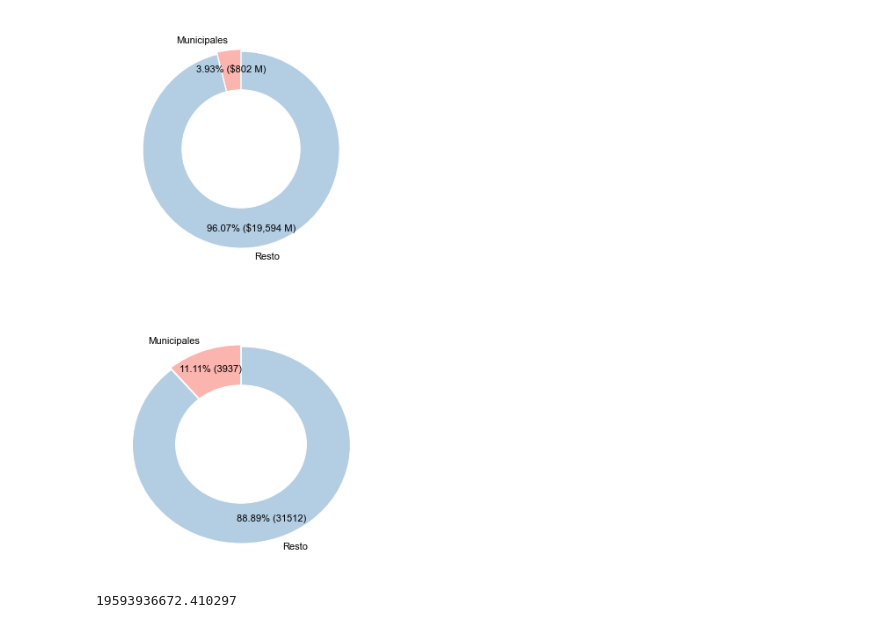
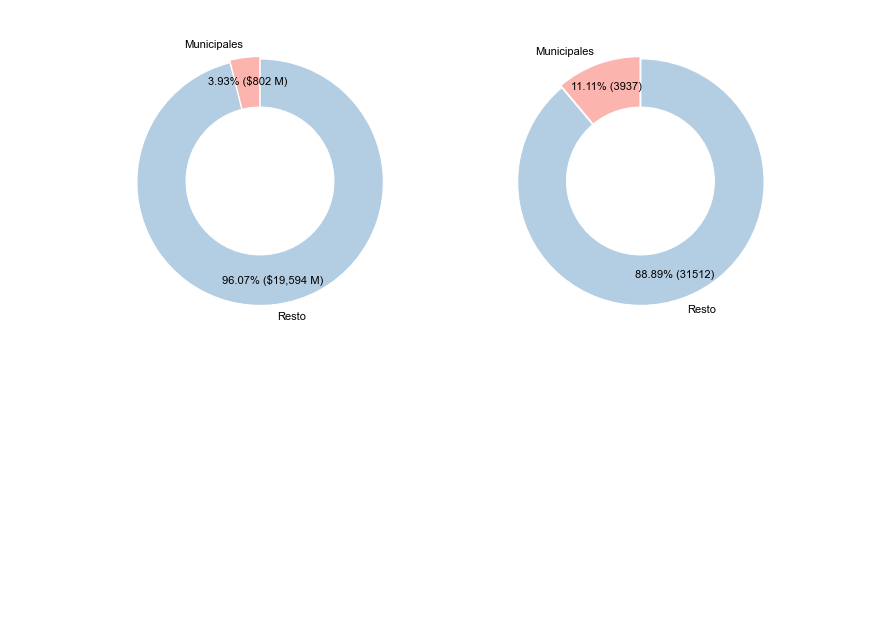
Before and after one commit to chrisgalvez/ReportesLiquidaciones, a Jupyter notebook: estadisticas-liquidaciones.ipynb, the cells around one changed output. Cells and saved outputs as stored; diff of their text form; code cells hidden in the pictures; blank space fills up the shorter version.

```diff
--- a/estadisticas-liquidaciones.ipynb
+++ b/estadisticas-liquidaciones.ipynb
@@ -68,9 +73,9 @@ brutos_refuerzo = beneficios_refuerzo.merge(creditos_refuerzo, on=['PLLA', 'ORDE
 
 brutos_refuerzo["BRUTO"] = brutos_refuerzo["BENEFICIO"] + brutos_refuerzo["CREDITOS"]
 
-brutos["TIPOREPARTICION"] = brutos["TIPOREPARTICION"].replace({"NO": "Descentralizados",
-    "SP": "Salud Pública", "AC": "Adm. Central", "MOVILIDADES": "Mov. Varias Reparticiones",
-    "Legisladores": "Legislativo", "DOC": "Docentes", "JUPOLICIA": "Policia", "MG": "Adm. Central"})
+brutos["TIPOREPARTICION"] = brutos["TIPOREPARTICION"].replace({"NO": "Org.\nDescentr.",
+    "SP": "Salud Pública", "AC": "Adm. Central", "MOVILIDADES": "Movil. Varias",
+    "Legisladores": "Legislativo", "DOC": "Docente", "JUPOLICIA": "Policia", "MG": "Adm. Central"})
 # %%
 def make_autopct(values):
     def my_autopct(pct):
@@ -139,7 +120,7 @@ from matplotlib import cm
 cmap = plt.get_cmap("Pastel1")
 colores = [cmap(i) for i in range(3)]
 
-fig, axs = plt.subplots(2, 1, figsize=(4, 8))
+fig, axs = plt.subplots(1, 2, figsize=(8,4))
 
 brutos["SEXO"] = brutos.apply(lambda x: "Masculino" if x["SEXO"] == "M" else "Femenino" if x["SEXO"] == "F" else x["SEXO"], axis=1)
 brutos.groupby("SEXO")["SEXO"].count().plot.pie(ax=axs[0], y="BRUTO", autopct="%1.1f%%", label='',
@@ -150,11 +131,12 @@ centre_circle = plt.Circle((0,0),0.70,fc='white')
 axs[0].add_artist(centre_circle)
 axs[0].text(0, 0, 'Beneficios', horizontalalignment='center', verticalalignment='center', fontsize=12, fontweight='bold')
 
+brutos["TIPO"] = brutos.apply(lambda x: "Retiros" if x["REPARTICION"] \
+                            in ("Retiro Policial", "Retiro Carcelario")\
+                            else "Pensiones" if x["TIPO"]=='pen' else \
+                                'Jubilaciones', axis=1)
 
-
-
-brutos["JPR"] = brutos.apply(lambda x: "Retiros" if x["REPARTICION"] in ("Retiro Policial", "Retiro Carcelario") else "Pensiones" if x["TIPO"]=='pen' else 'Jubilaciones', axis=1)
-brutos.groupby("JPR").count().plot.pie(ax=axs[1], y="BRUTO", autopct=make_autopct(brutos["JPR"].value_counts())
+brutos.groupby("TIPO").count().plot.pie(ax=axs[1], y="BRUTO", autopct=make_autopct(brutos["TIPO"].value_counts())
     ,colors=colores, label='', pctdistance=0.85)
 plt.legend().remove()
 #axs[1].set_title('Beneficios por Tipo',  fontdict={'family': 'Arial', 'size': 14, 'weight': 'bold', 'style': 'normal'})
@@ -165,7 +147,6 @@ axs[1].text(0, 0, 'Beneficios', horizontalalignment='center', verticalalignment=
 
 plt.tight_layout()
 
-
 temp_pie_beneficios_sexo_tipo = tempfile.NamedTemporaryFile(delete=False, suffix='.png')
 plt.savefig(temp_pie_beneficios_sexo_tipo.name)
 plt.show()
@@ -268,57 +275,53 @@ plt.close()
 # %%
-municipales_bruto = brutos.loc[brutos["TIPOREPARTICION"] == "Municipio"].sum()["BRUTO"]
+municipales_bruto = brutos.loc[brutos["TIPOREPARTICION"] == "Municipio"]\
+    .sum()["BRUTO"]
 
-resto_municipales_bruto = brutos[~(brutos["TIPOREPARTICION"]=="Municipio")]["BRUTO"].sum()
+resto_municipales_bruto = brutos[~(brutos["TIPOREPARTICION"]=="Municipio")]\
+    ["BRUTO"].sum()
 
-muni_bruto = pd.concat([pd.Series({"Municipales": municipales_bruto}), pd.Series({"Resto": resto_municipales_bruto})])
+muni_bruto = pd.concat([pd.Series({"Municipales": municipales_bruto}),
+                        pd.Series({"Resto": resto_municipales_bruto})])
 
 municipales_cantidad = len(brutos.loc[brutos["TIPOREPARTICION"] == "Municipio"])
-resto_municipales_cantidad = len(brutos.loc[brutos["TIPOREPARTICION"] != "Municipio"])
+resto_municipales_cantidad = len(brutos.loc[brutos["TIPOREPARTICION"] \
+    != "Municipio"])
 
-muni_cant = pd.concat([pd.Series({"Municipales": municipales_cantidad}), pd.Series({"Resto": resto_municipales_cantidad})])
+muni_cant = pd.concat([pd.Series({"Municipales": municipales_cantidad}), \
+    pd.Series({"Resto": resto_municipales_cantidad})])
 
-fig, ax = plt.subplots(2, 1, figsize=(4,8))
+fig, ax = plt.subplots(1, 2, figsize=(9,4))
 #plt.figtext(0.5, 0.9, 'Beneficiarios municipales', fontsize=14, ha='center')
 
+plt.subplot(1,2,1)
+plt.pie(x=muni_bruto, labels=muni_bruto.index,
+        autopct=lambda p:f'{p:.2f}% (${p*sum(muni_bruto)/100000000 :,.0f} M)',
+        shadow=False, startangle=90, explode=[0.01] * len(muni_cant),
+        pctdistance=0.80, colors=colores[0:2],
+        textprops={"fontsize": 8, "color": "black"})
 
-plt.subplot(2,1,1)
-plt.pie(x=muni_bruto, labels=muni_bruto.index, autopct=lambda p:f'{p:.2f}% (${p*sum(muni_bruto)/100000000 :,.0f} M)',
-        shadow=False, startangle=90, explode=[0.01] * len(muni_cant), pctdistance=0.80, colors=colores[0:2],
-        textprops={"fontsize": 8, "color": "black"})
 #plt.ylabel(ylabel="Haberes brutos")
 centre_circle = plt.Circle((0, 0), 0.60, fc='white')
 fig = plt.gcf()
 
 # Adding Circle in Pie chart
 fig.gca().add_artist(centre_circle)
 
-plt.subplot(2,1,2)
-plt.pie(x=muni_cant, labels=muni_cant.index, autopct=lambda p:f'{p:.2f}% ({p*sum(muni_cant)/100 :.0f})',
-        shadow=False, startangle=90, explode=[0.01] * len(muni_cant), pctdistance=0.80,
+plt.subplot(1,2,2)
+plt.pie(x=muni_cant, labels=muni_cant.index,
+        autopct=lambda p:f'{p:.2f}% ({p*sum(muni_cant)/100 :.0f})', shadow=False,
+        startangle=90,explode=[0.01] * len(muni_cant), pctdistance=0.80,
         textprops={"fontsize": 8, "color": "black"}, colors=colores[0:2])
 #plt.ylabel(ylabel="Beneficios")
 # draw circle
 centre_circle = plt.Circle((0, 0), 0.60, fc='white')
 fig = plt.gcf()
 
 # Adding Circle in Pie chart
 fig.gca().add_artist(centre_circle)
 
-''' add resources/logoIPS.png to the bottom fo the pie chart'''
-logo = plt.imread('resources/logoIPS.png')
-logo = plt.imshow(logo, aspect='auto', zorder=0, )
-
-
-
-
-plt.show()
-
-
-
 temp_pie_municipales = tempfile.NamedTemporaryFile(delete=False, suffix='.png')
 plt.savefig(temp_pie_municipales)
-
-
+plt.show()
 plt.close()
 # %% [output]
-[figure, old version]
+[figure, new version]
@@ -358,6 +327,0 @@ c.save()
-# %%
-pd.options.display.float_format = lambda x: '{:,.2f}'.format(x)
-
-muni_bruto
-# %% [output]
-19593936672.410297
```
Also changed, not shown: parts of 8 cells of this notebook, 1 other file.
